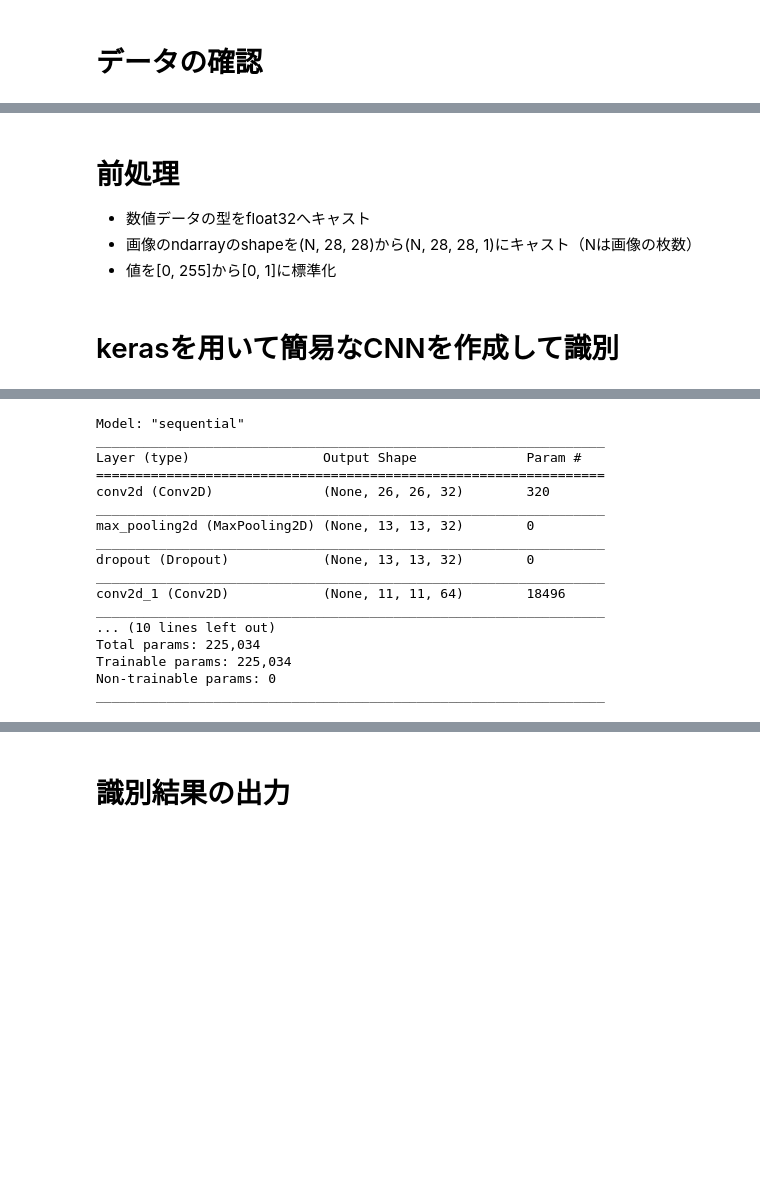
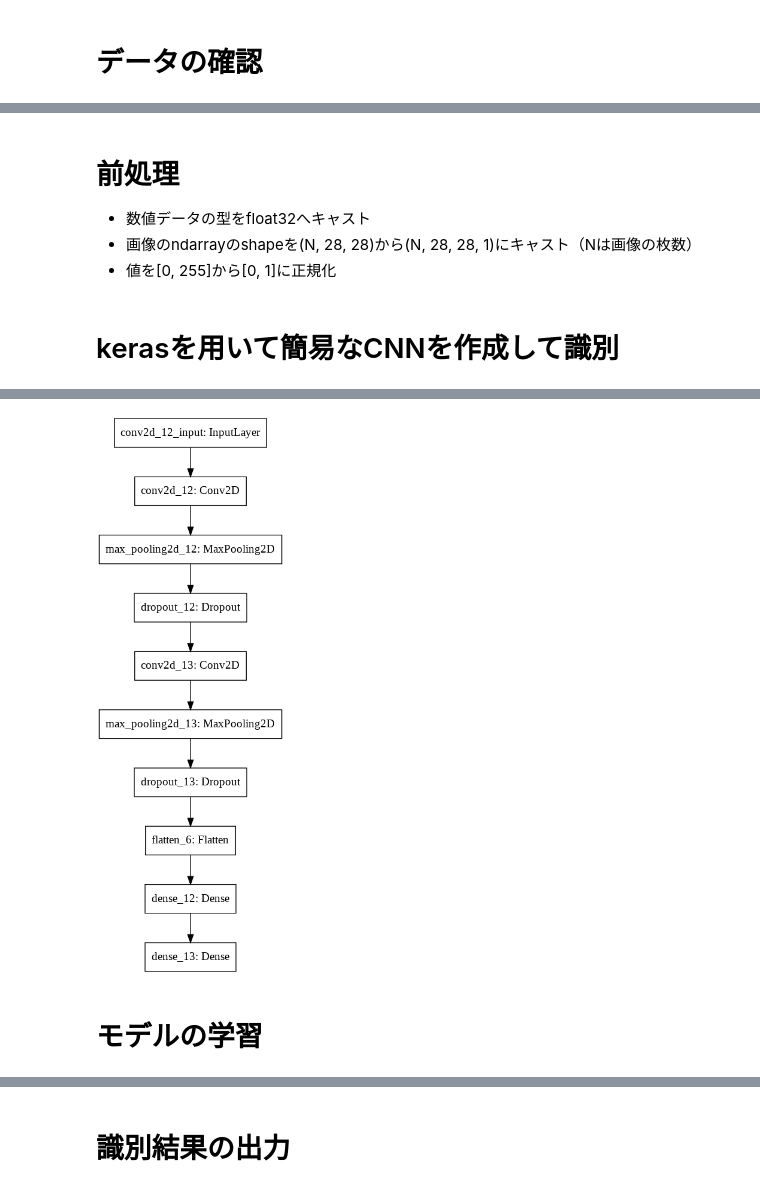
Before and after one commit to IshimotoTakara/CrushedCharactersIdentification, a Jupyter notebook: code.ipynb, the cells around one changed output, grey strips where cells are left out. Cells and saved outputs as stored; diff of their text form; code cells hidden in the pictures; blank space fills up the shorter version.

```diff
--- a/code.ipynb
+++ b/code.ipynb
@@ -149,7 +161,7 @@ RandomPlotter().plot(validation_imgs, validation_lbls)
 
 *   数値データの型をfloat32へキャスト
 *   画像のndarrayのshapeを(N, 28, 28)から(N, 28, 28, 1)にキャスト（Nは画像の枚数）
-*   値を[0, 255]から[0, 1]に標準化
+*   値を[0, 255]から[0, 1]に正規化
 # %%
 import numpy as np
 from tensorflow.keras.utils import to_categorical
@@ -193,6 +205,7 @@ from tensorflow import keras
 from tensorflow.keras.models import Sequential
 from tensorflow.keras import layers
 from tensorflow.keras import backend as K
+from tensorflow.keras.utils import plot_model
 
 # dataの準備
 train_imgs, train_lbls, validation_imgs, validation_lbls = KMNISTDataLoader(validation_size).load(datapath)
@@ -200,19 +213,19 @@ train_imgs, train_lbls, validation_imgs, validation_lbls = KMNISTDataLoader(vali
 train_imgs, train_lbls, validation_imgs, validation_lbls = Preprocessor().transform(train_imgs, train_lbls, validation_imgs, validation_lbls)
 
 # modelの設定
-batch_size = 128
 label_num = 10
-epochs = 5
 input_shape = (28, 28, 1)
 
 
 # model作成
+# Sequential：モデル層を積み重ねる形式の記述方法。.addメソッドで簡単に層を追加できる。
 model = Sequential()
 
-model.add(layers.Conv2D(32, kernel_size=(3, 3),\
-activation='relu',\
-input_shape=input_shape))
+# Conv2D：2次元畳み込み層。空間フィルタ – 畳み込み演算層。
+# 32種類の「3×3」のフィルタ
+model.add(layers.Conv2D(32, kernel_size=(3, 3), activation='relu', input_shape=input_shape))
 model.add(layers.MaxPooling2D(pool_size=(2, 2)))
+# ドロップアウト(過学習防止用, dropoutレートが0.25なら512個のユニットのうち、25%のユニットを無効化）
 model.add(layers.Dropout(0.25))
 
 model.add(layers.Conv2D(64, kernel_size=(3, 3),\
@@ -224,22 +237,9 @@ model.add(layers.Flatten())
 model.add(layers.Dense(128, activation='relu'))
 model.add(layers.Dense(label_num, activation='softmax'))
 
-loss = keras.losses.categorical_crossentropy
-optimizer = keras.optimizers.Adam(lr=0.001, beta_1=0.9, beta_2=0.999)
-model.compile(loss=loss, optimizer=optimizer, metrics=['accuracy'])
+# モデルの構造
+model.summary()
 
-# modelを学習する
-model.fit(train_imgs, train_lbls,
-    batch_size=batch_size,
-    epochs=epochs,
-    verbose=1,
-    validation_data=(validation_imgs, validation_lbls))
-
-# modelを評価する
-train_score = model.evaluate(train_imgs, train_lbls)
-validation_score = model.evaluate(validation_imgs, validation_lbls)
-print('Train loss :', train_score[0])
-print('Train accuracy :', train_score[1])
-print('validation loss :', validation_score[0])
-print('validation accuracy :', validation_score[1])
+# モデルをプロット
+plot_model(model)
 # %% [output]
@@ -262,21 +263,3 @@ validation accuracy : 0.9792500138282776
+[figure, added]
-# %%
-# モデルの構造
-model.summary()
-# %% [output]
-Model: "sequential"
-_________________________________________________________________
-Layer (type)                 Output Shape              Param #
-=================================================================
-conv2d (Conv2D)              (None, 26, 26, 32)        320
-_________________________________________________________________
-max_pooling2d (MaxPooling2D) (None, 13, 13, 32)        0
-_________________________________________________________________
-dropout (Dropout)            (None, 13, 13, 32)        0
-_________________________________________________________________
-conv2d_1 (Conv2D)            (None, 11, 11, 64)        18496
-_________________________________________________________________
-... (10 lines left out)
-Total params: 225,034
-Trainable params: 225,034
-Non-trainable params: 0
-_________________________________________________________________
+# %% [markdown]
+# モデルの学習
```
Also changed, not shown: parts of 9 cells of this notebook.
